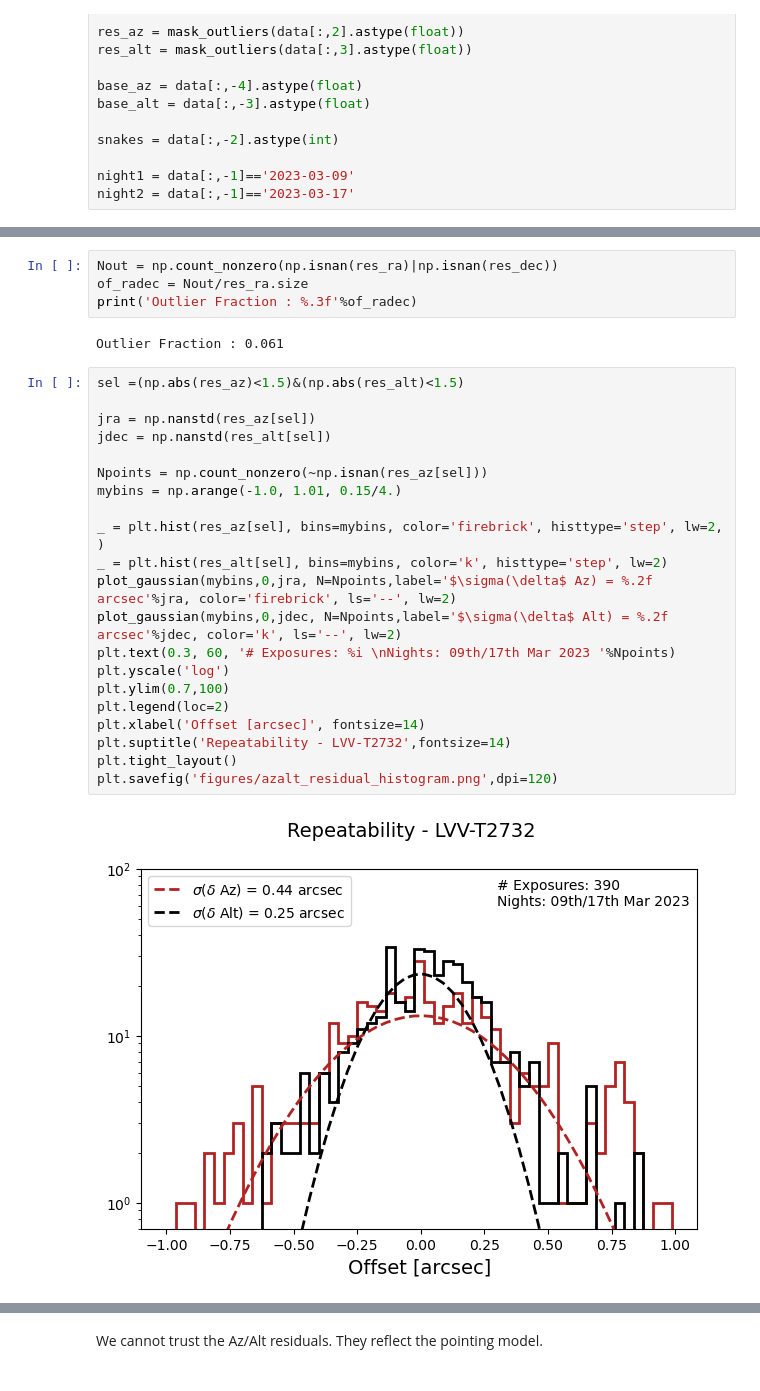
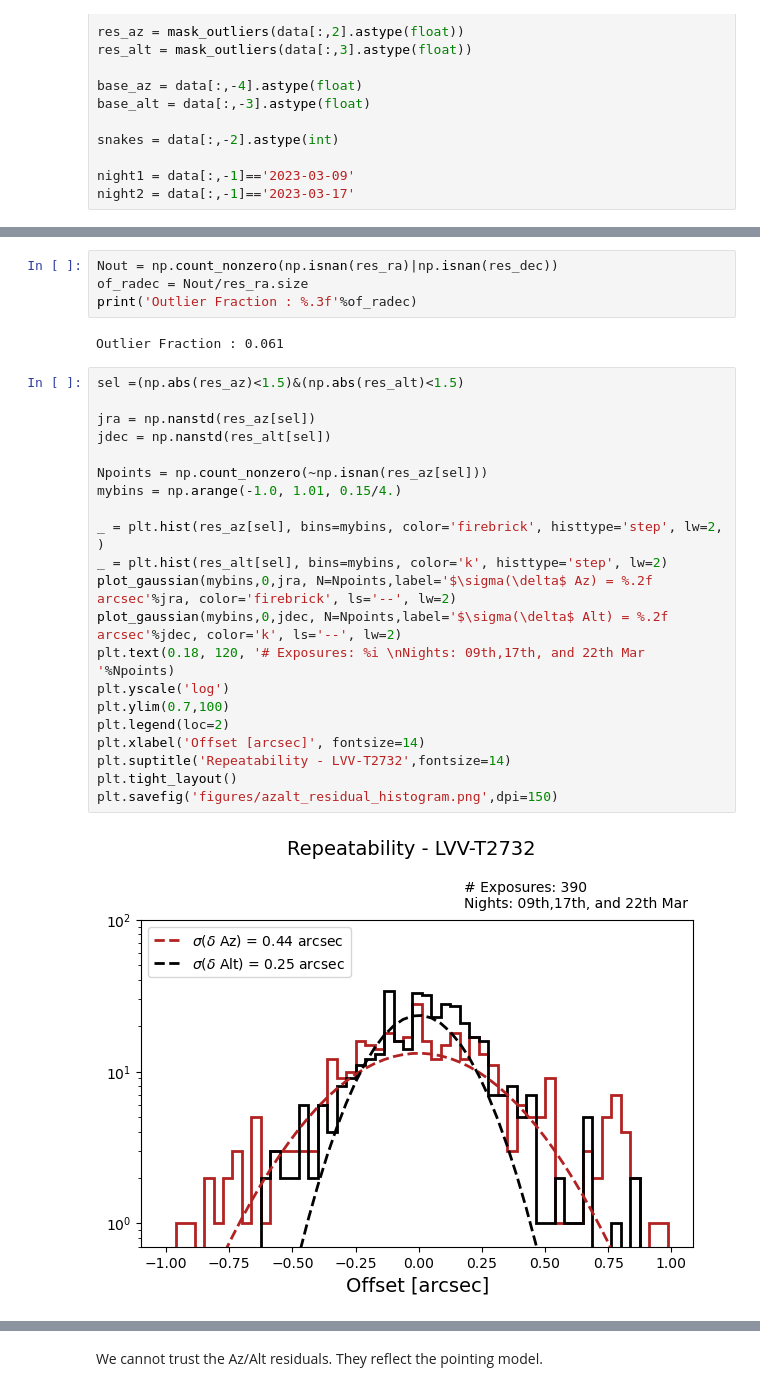
Before and after one commit to estevesjh/ComScratchStuff, a Jupyter notebook: starTracker/slewSettleTests/LVV-T2732_analysis_repeatability_report_wo_drift.ipynb, the cells around one changed output, grey strips where cells are left out. Saved outputs shown, nothing was run; the diff lists cells and outputs as text.

```diff
--- a/starTracker/slewSettleTests/LVV-T2732_analysis_repeatability_report_wo_drift.ipynb
+++ b/starTracker/slewSettleTests/LVV-T2732_analysis_repeatability_report_wo_drift.ipynb
@@ -154,29 +153,29 @@ plt.savefig('figures/radec_residual_histogram.png',dpi=120)
-# %%
-Nout = np.count_nonzero(np.isnan(res_ra)|np.isnan(res_dec))
-of_radec = Nout/res_ra.size
-print('Outlier Fraction : %.3f'%of_radec)
-# %% [output]
-Outlier Fraction : 0.061
+# %%
+Nout = np.count_nonzero(np.isnan(res_ra)|np.isnan(res_dec))
+of_radec = Nout/res_ra.size
+print('Outlier Fraction : %.3f'%of_radec)
+# %% [output]
+Outlier Fraction : 0.061
 # %%
 sel =(np.abs(res_az)<1.5)&(np.abs(res_alt)<1.5)
 
 jra = np.nanstd(res_az[sel])
 jdec = np.nanstd(res_alt[sel])
 
 Npoints = np.count_nonzero(~np.isnan(res_az[sel]))
 mybins = np.arange(-1.0, 1.01, 0.15/4.)
 
 _ = plt.hist(res_az[sel], bins=mybins, color='firebrick', histtype='step', lw=2, )
 _ = plt.hist(res_alt[sel], bins=mybins, color='k', histtype='step', lw=2)
 plot_gaussian(mybins,0,jra, N=Npoints,label='$\sigma(\delta$ Az) = %.2f arcsec'%jra, color='firebrick', ls='--', lw=2)
 plot_gaussian(mybins,0,jdec, N=Npoints,label='$\sigma(\delta$ Alt) = %.2f arcsec'%jdec, color='k', ls='--', lw=2)
-plt.text(0.3, 60, '# Exposures: %i \nNights: 09th/17th Mar 2023 '%Npoints)
+plt.text(0.18, 120, '# Exposures: %i \nNights: 09th,17th, and 22th Mar '%Npoints)
 plt.yscale('log')
 plt.ylim(0.7,100)
 plt.legend(loc=2)
 plt.xlabel('Offset [arcsec]', fontsize=14)
 plt.suptitle('Repeatability - LVV-T2732',fontsize=14)
 plt.tight_layout()
-plt.savefig('figures/azalt_residual_histogram.png',dpi=120)
+plt.savefig('figures/azalt_residual_histogram.png',dpi=150)
 # %% [output]
-[figure, old version]
+[figure, new version]
```
Also changed, not shown: parts of 24 cells of this notebook, 44 other files.
